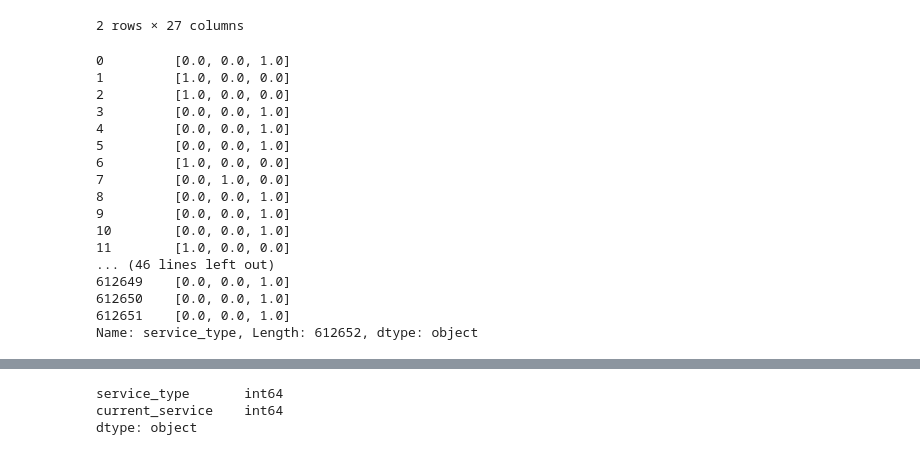
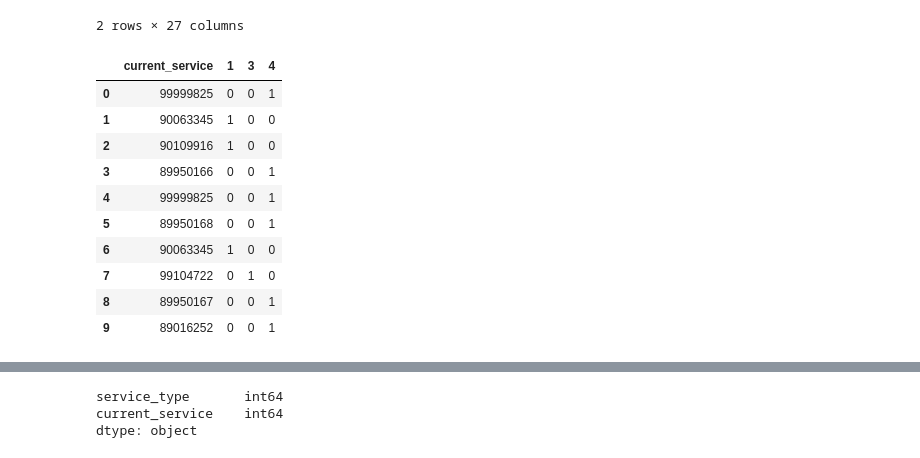
Before and after one commit to sunjobsuda/BCDI, a Jupyter notebook: FeatureAnalysis/service_type.ipynb, the cells around one changed output, grey strips where cells are left out. Cells and saved outputs as stored; diff of their text form; code cells hidden in the pictures.

```diff
--- a/FeatureAnalysis/service_type.ipynb
+++ b/FeatureAnalysis/service_type.ipynb
@@ -26,24 +26,24 @@ df.head(2)
 2 rows × 27 columns
 # %%
 #对离散属性one-hot编码
-pd = OneHotEncoder().fit(df[["service_type"]])
-df["service_type"] = pd.transform(df["service_type"].reshape(-1,1)).toarray().tolist()
-df["service_type"]
+# pd = OneHotEncoder().fit(df[["service_type"]])
+# df["service_type"] = pd.transform(df["service_type"].reshape(-1,1)).toarray().tolist()
+# df["service_type"]
+
+data_dummy = pd.get_dummies(df['service_type'])
+data_dummy
+data_conti = pd.DataFrame(df, columns=["current_service"], index=df.index)
+df = data_conti.join(data_dummy)
+df.head(10)
 # %% [output]
-0         [0.0, 0.0, 1.0]
-1         [1.0, 0.0, 0.0]
-2         [1.0, 0.0, 0.0]
-3         [0.0, 0.0, 1.0]
-4         [0.0, 0.0, 1.0]
-5         [0.0, 0.0, 1.0]
-6         [1.0, 0.0, 0.0]
-7         [0.0, 1.0, 0.0]
-8         [0.0, 0.0, 1.0]
-9         [0.0, 0.0, 1.0]
-10        [0.0, 0.0, 1.0]
-11        [1.0, 0.0, 0.0]
-... (46 lines left out)
-612649    [0.0, 0.0, 1.0]
-612650    [0.0, 0.0, 1.0]
-612651    [0.0, 0.0, 1.0]
-Name: service_type, Length: 612652, dtype: object
+|  | current_service | 1 | 3 | 4 |
+| 0 | 99999825 | 0 | 0 | 1 |
+| 1 | 90063345 | 1 | 0 | 0 |
+| 2 | 90109916 | 1 | 0 | 0 |
+| 3 | 89950166 | 0 | 0 | 1 |
+| 4 | 99999825 | 0 | 0 | 1 |
+| 5 | 89950168 | 0 | 0 | 1 |
+| 6 | 90063345 | 1 | 0 | 0 |
+| 7 | 99104722 | 0 | 1 | 0 |
+| 8 | 89950167 | 0 | 0 | 1 |
+| 9 | 89016252 | 0 | 0 | 1 |
```
Also changed, not shown: parts of 4 cells of this notebook.
